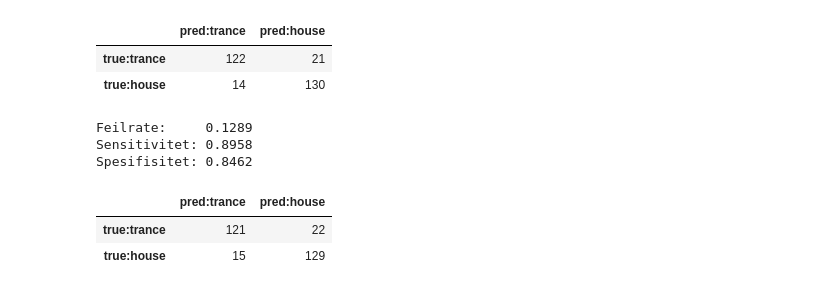
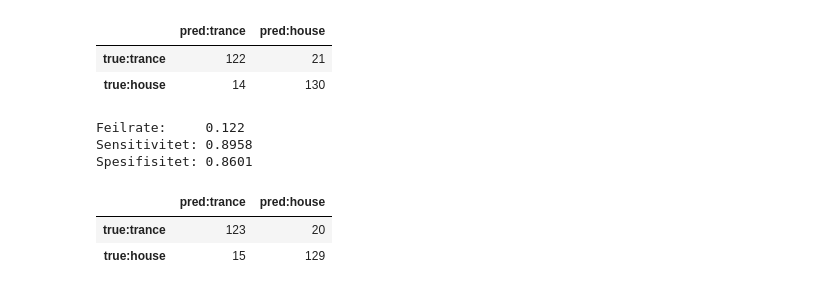
Before and after one commit to ULRlK/Statistikk-Prosjekt, a Jupyter notebook: klassifikasjon.ipynb, the cells around one changed output. Drawn from its saved outputs; the diff is of its cells as text; code cells hidden in the pictures.

```diff
--- a/klassifikasjon.ipynb
+++ b/klassifikasjon.ipynb
@@ -210,24 +200,24 @@ Spesifisitet: 0.8531
 | true:trance | 122 | 21 |
 | true:house | 14 | 130 |
 # %%
-k = 9   # replace with the best value from step 13
+k = 13
 
 knn = KNeighborsClassifier(n_neighbors=k)
 knn.fit(X_train, y_train)
 y_pred_knn = knn.predict(X_test)
 tn, fp, fn, tp = confusion_matrix(y_test, y_pred_knn).ravel()
 
 print("Feilrate:    ", round(1 - accuracy_score(y_test, y_pred_knn), 4))
 print("Sensitivitet:", round(tp / (tp + fn), 4))
 print("Spesifisitet:", round(tn / (tn + fp), 4))
 
 pd.DataFrame(confusion_matrix(y_test, y_pred_knn),
              index=['true:trance', 'true:house'],
              columns=['pred:trance', 'pred:house'])
 # %% [output]
-Feilrate:     0.1289
+Feilrate:     0.122
 Sensitivitet: 0.8958
-Spesifisitet: 0.8462
+Spesifisitet: 0.8601
 |  | pred:trance | pred:house |
-| true:trance | 121 | 22 |
+| true:trance | 123 | 20 |
 | true:house | 15 | 129 |
```
Also changed, not shown: parts of 8 cells of this notebook.
